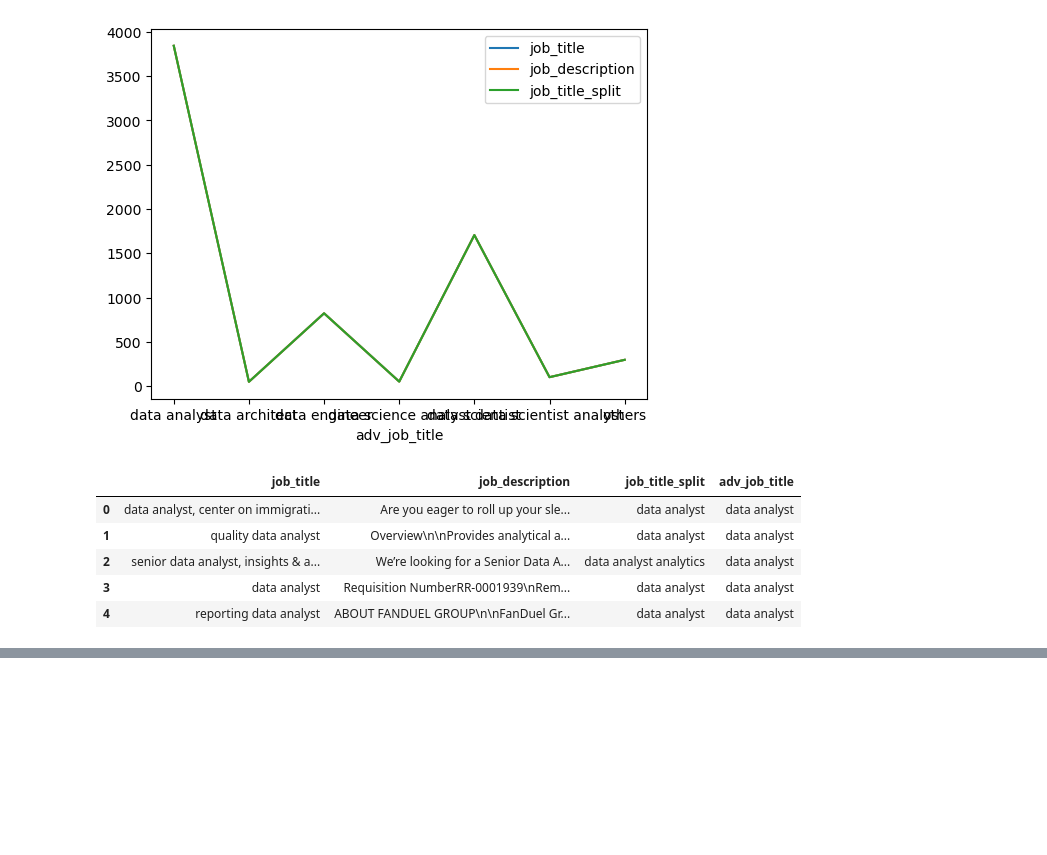
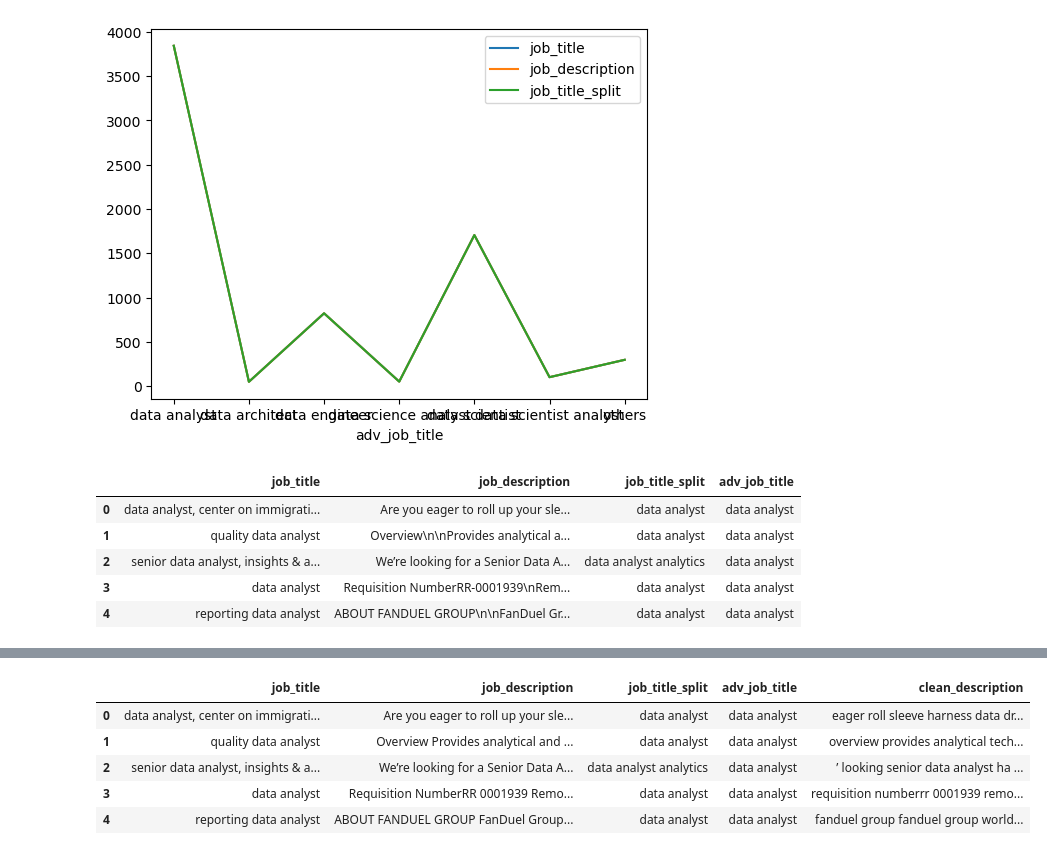
Before and after one commit to Nuel-EN/Capstone-Project-, a Jupyter notebook: Nuel-NB2.ipynb, the cells around one changed output, grey strips where cells are left out. Cells and saved outputs as stored; diff of their text form; code cells hidden in the pictures; blank space fills up the shorter version.

```diff
--- a/Nuel-NB2.ipynb
+++ b/Nuel-NB2.ipynb
@@ -362,0 +449,12 @@ master_df.head()
+# %%
+# Apply the function to all disclosures
+master_df['clean_description'] = master_df['job_description'].apply(clean_texts)
+# View the first 5 rows
+master_df.head()
+# %% [output]
+|  | job_title | job_description | job_title_split | adv_job_title | clean_description |
+| 0 | data analyst, center on immigrati... | Are you eager to roll up your sle... | data analyst | data analyst | eager roll sleeve harness data dr... |
+| 1 | quality data analyst | Overview Provides analytical and ... | data analyst | data analyst | overview provides analytical tech... |
+| 2 | senior data analyst, insights & a... | We’re looking for a Senior Data A... | data analyst analytics | data analyst | ’ looking senior data analyst ha ... |
+| 3 | data analyst | Requisition NumberRR 0001939 Remo... | data analyst | data analyst | requisition numberrr 0001939 remo... |
+| 4 | reporting data analyst | ABOUT FANDUEL GROUP FanDuel Group... | data analyst | data analyst | fanduel group fanduel group world... |
```
Also changed, not shown: parts of 27 cells of this notebook.
